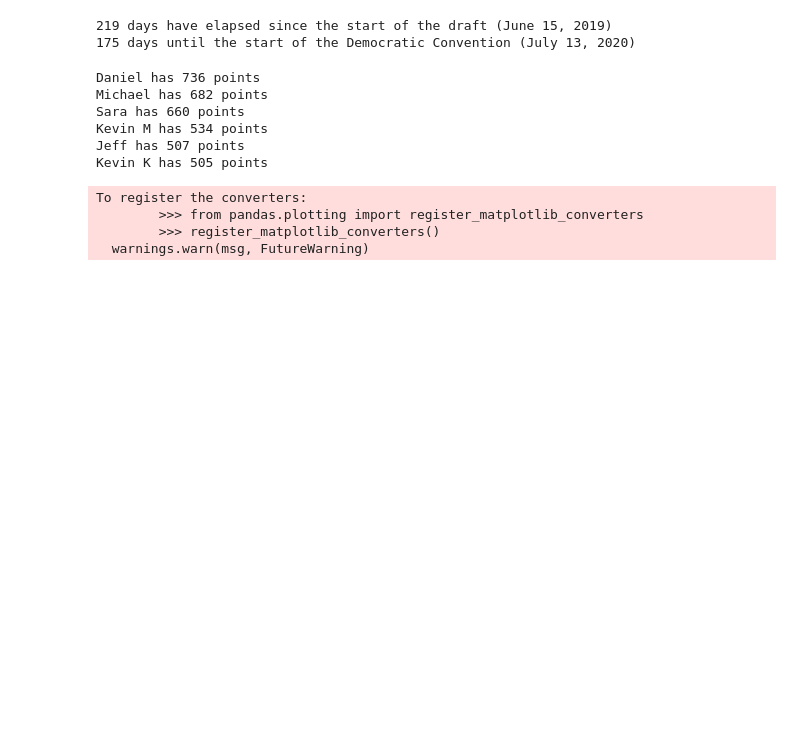
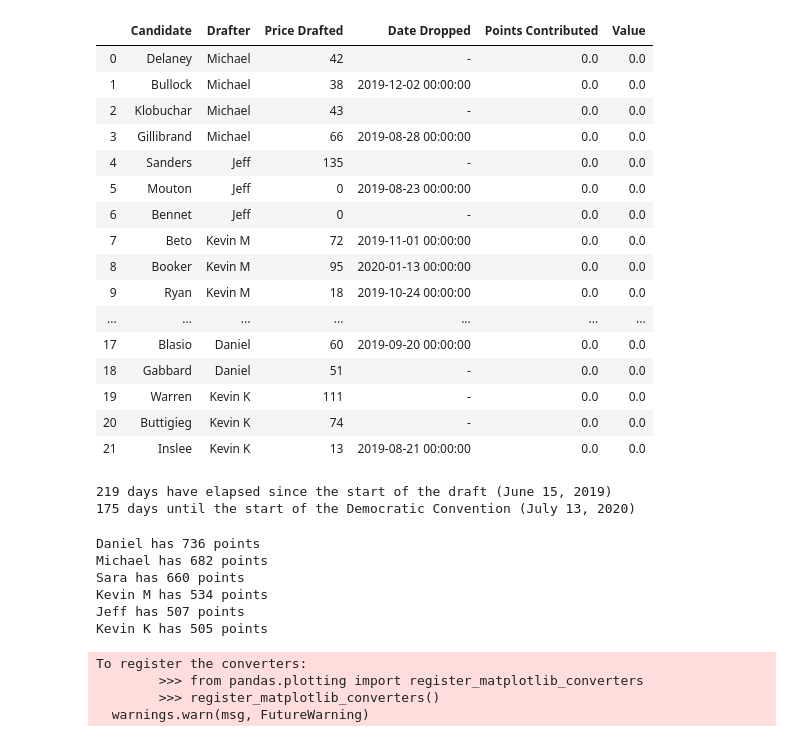
Before and after one commit to graphitical/demmies, a Jupyter notebook: demmies.ipynb, the cells around one changed output. Cells and saved outputs as stored; diff of their text form; code cells hidden in the pictures; blank space fills up the shorter version.

```diff
--- a/demmies.ipynb
+++ b/demmies.ipynb
@@ -7,13 +7,32 @@ import numpy.matlib
 # %%
 primary_date = datetime.date(2020, 7, 13)
 if (datetime.date.today() > primary_date):
     print("It's already after the primary. Why are you running this?")
 
 # import data
 df_raw = pd.read_excel("Roster.xlsx")
 df = df_raw.copy()
 df["Points Contributed"] = 0.
 df["Value"] = 0.
+df
+# %% [output]
+|  | Candidate | Drafter | Price Drafted | Date Dropped | Points Contributed | Value |
+| 0 | Delaney | Michael | 42 | - | 0.0 | 0.0 |
+| 1 | Bullock | Michael | 38 | 2019-12-02 00:00:00 | 0.0 | 0.0 |
+| 2 | Klobuchar | Michael | 43 | - | 0.0 | 0.0 |
+| 3 | Gillibrand | Michael | 66 | 2019-08-28 00:00:00 | 0.0 | 0.0 |
+| 4 | Sanders | Jeff | 135 | - | 0.0 | 0.0 |
+| 5 | Mouton | Jeff | 0 | 2019-08-23 00:00:00 | 0.0 | 0.0 |
+| 6 | Bennet | Jeff | 0 | - | 0.0 | 0.0 |
+| 7 | Beto | Kevin M | 72 | 2019-11-01 00:00:00 | 0.0 | 0.0 |
+| 8 | Booker | Kevin M | 95 | 2020-01-13 00:00:00 | 0.0 | 0.0 |
+| 9 | Ryan | Kevin M | 18 | 2019-10-24 00:00:00 | 0.0 | 0.0 |
+| ... | ... | ... | ... | ... | ... | ... |
+| 17 | Blasio | Daniel | 60 | 2019-09-20 00:00:00 | 0.0 | 0.0 |
+| 18 | Gabbard | Daniel | 51 | - | 0.0 | 0.0 |
+| 19 | Warren | Kevin K | 111 | - | 0.0 | 0.0 |
+| 20 | Buttigieg | Kevin K | 74 | - | 0.0 | 0.0 |
+| 21 | Inslee | Kevin K | 13 | 2019-08-21 00:00:00 | 0.0 | 0.0 |
 # %%
 # Calculate date range
 start_date = datetime.date(2019, 6, 15)
```
Also changed, not shown: 1 other file.
